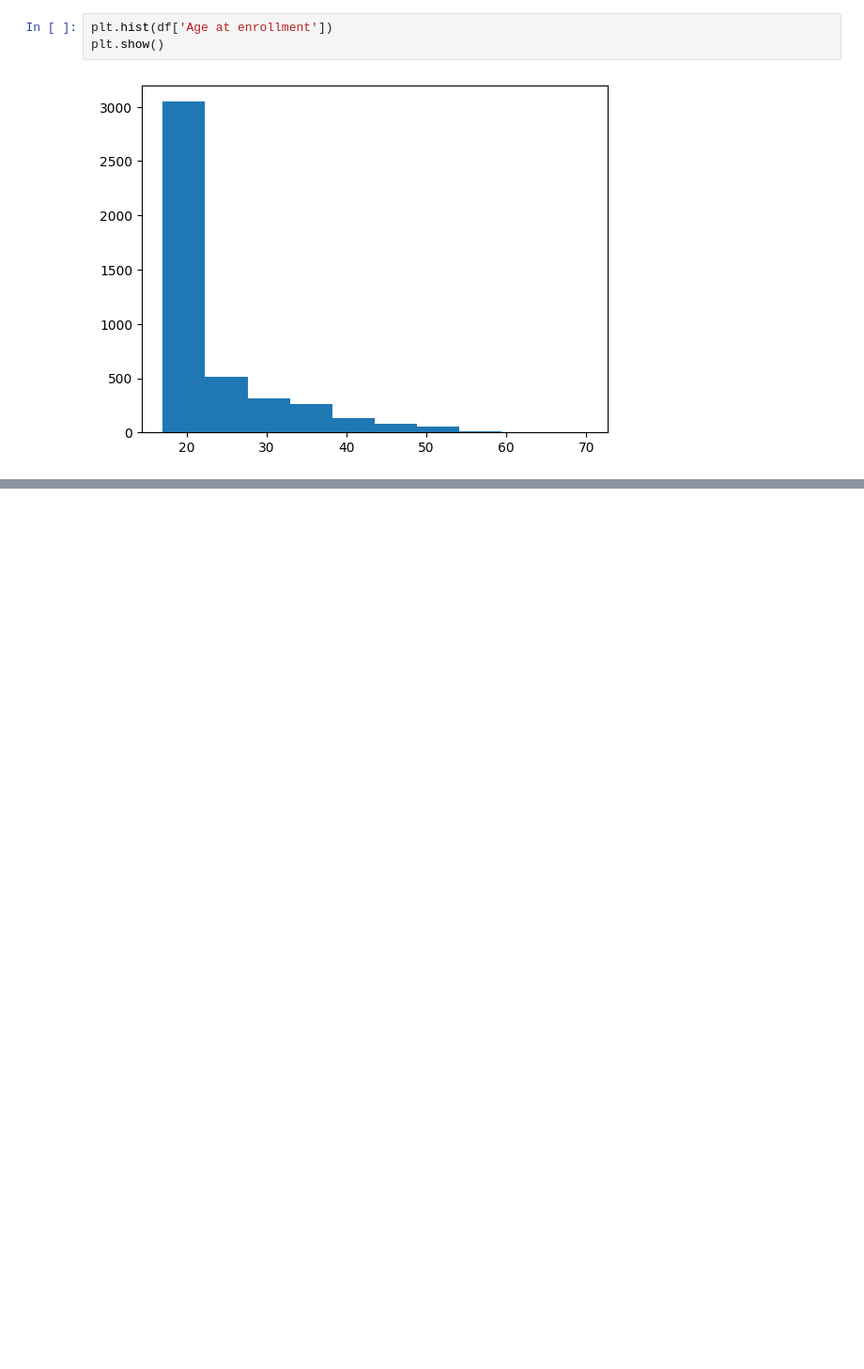
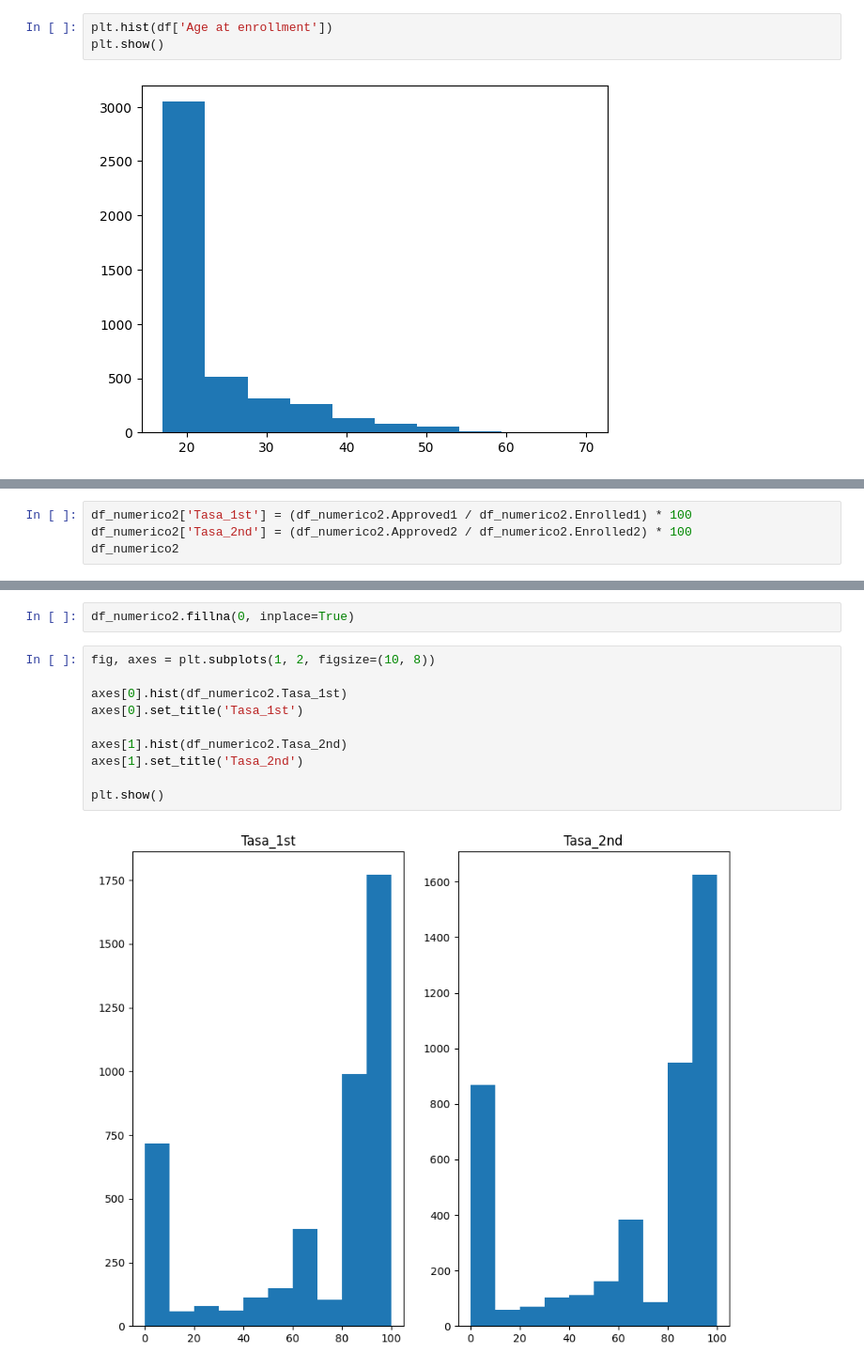
Before and after one commit to fowardelcac/Abandono-Escolar, a Jupyter notebook: Notebooks/1.ipynb, the cells around one changed output, grey strips where cells are left out. Shown at 94% size. Cells and saved outputs as stored; diff of their text form; blank space fills up the shorter version.

```diff
--- a/Notebooks/1.ipynb
+++ b/Notebooks/1.ipynb
@@ -150,0 +181,4 @@ plt.show()
+# %%
+df_numerico2['Tasa_1st'] = (df_numerico2.Approved1 / df_numerico2.Enrolled1) * 100
+df_numerico2['Tasa_2nd'] = (df_numerico2.Approved2 / df_numerico2.Enrolled2) * 100
+df_numerico2
@@ -150,0 +199,14 @@ plt.show()
+# %%
+df_numerico2.fillna(0, inplace=True)
+# %%
+fig, axes = plt.subplots(1, 2, figsize=(10, 8))
+
+axes[0].hist(df_numerico2.Tasa_1st)
+axes[0].set_title('Tasa_1st')
+
+axes[1].hist(df_numerico2.Tasa_2nd)
+axes[1].set_title('Tasa_2nd')
+
+plt.show()
+# %% [output]
+[figure, added]
```
Also changed, not shown: parts of 17 cells of this notebook.
